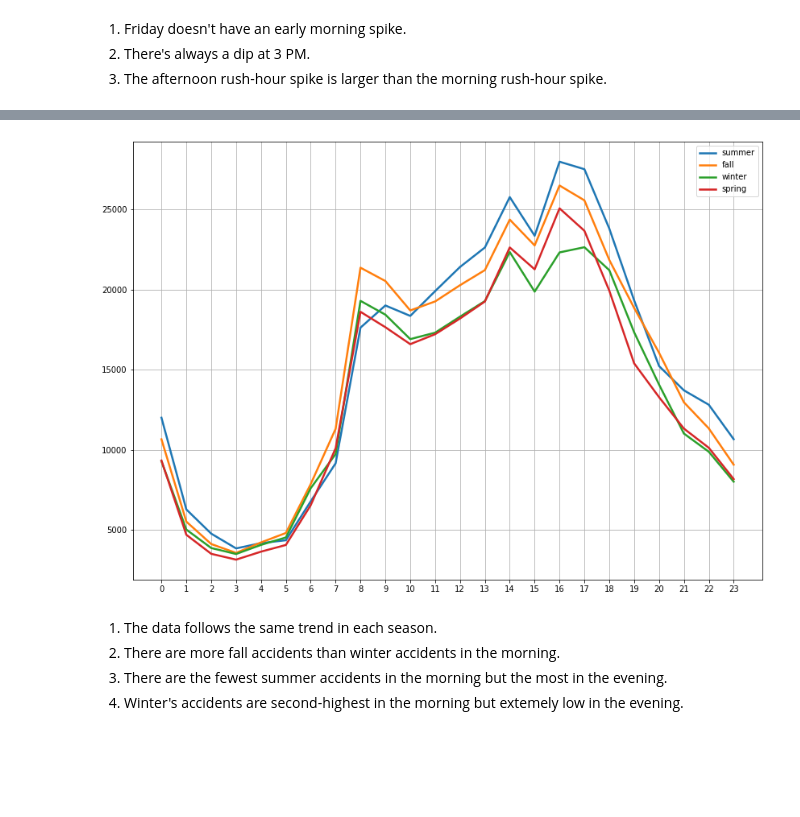
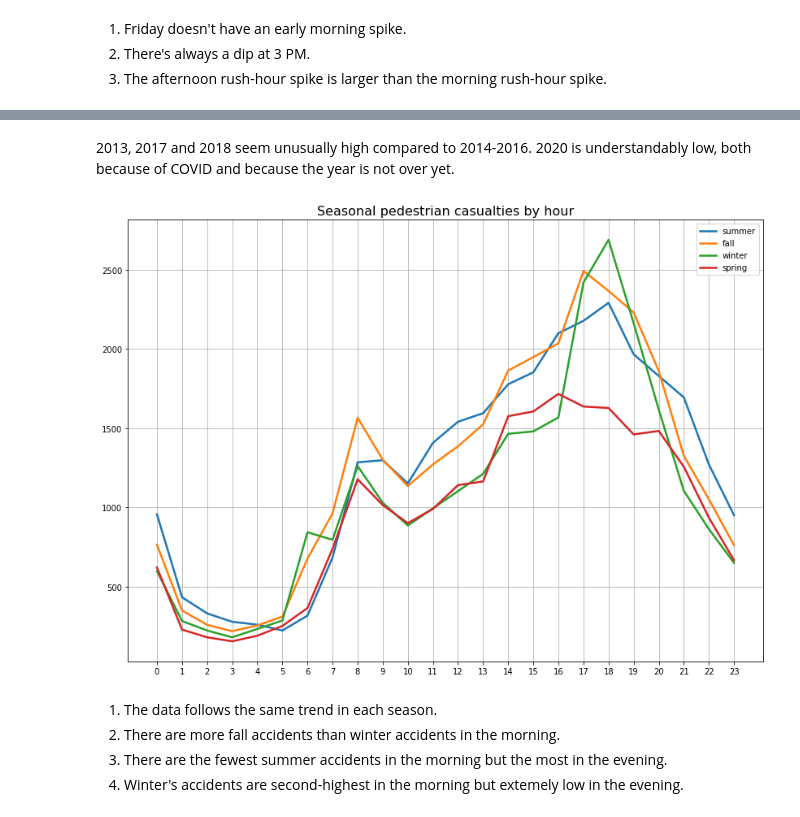
Before and after one commit to HechtYehuda/NYC-MVA-model, a Jupyter notebook: Model prework/EDA.ipynb, the cells around one changed output, grey strips where cells are left out. Cells and saved outputs as stored; diff of their text form; code cells hidden in the pictures; blank space fills up the shorter version.

```diff
--- a/Model prework/EDA.ipynb
+++ b/Model prework/EDA.ipynb
@@ -287,7 +287,7 @@ boroughs = df['BOROUGH'].dropna().unique()
 plt.figure(figsize=(14,10))
 for borough in boroughs:
     hours = df.loc[(df['BOROUGH'] == borough) == True].groupby(df['CRASH TIME'].dt.hour)\
-    ['COLLISION_ID'].count()
+    ['TOTAL PEDESTRIAN CASUALTIES'].sum()
 
     _ = plt.plot(range(0,24), hours, linestyle='-', linewidth=2.5)
     _ = plt.xticks(np.arange(0,24,1))
@@ -305,7 +305,7 @@ days = df['WEEKDAY'].unique()
 plt.figure(figsize=(14,10))
 for day in days:
     hours = df.loc[(df['WEEKDAY'] == day) == True].groupby(df['CRASH TIME'].dt.hour)\
-    ['COLLISION_ID'].count()
+    ['TOTAL PEDESTRIAN CASUALTIES'].sum()
 
     _ = plt.plot(range(0,24), hours, linestyle='-', linewidth=2.5)
     _ = plt.xticks(np.arange(0,24,1))
@@ -318,3 +318,11 @@ _ = plt.savefig(r'../Image resources/Weekdays.png')
 1. Friday doesn't have an early morning spike.
 2. There's always a dip at 3 PM.
 3. The afternoon rush-hour spike is larger than the morning rush-hour spike.
+# %%
+df['CRASH YEAR'] = df['CRASH DATE'].dt.year
+year_counts = df.groupby('CRASH YEAR')['TOTAL PEDESTRIAN CASUALTIES'].sum()
+_ = plt.figure(figsize=(14,10))
+_ = plt.bar(x=year_counts.index, height=year_counts)
+_ = plt.xticks(range(2012,2021))
+_ = plt.title('Yearly pedestrian casualties', fontsize=16)
+_ = plt.savefig(r'../Image resources/Years.png')
@@ -321,17 +331,21 @@ _ = plt.savefig(r'../Image resources/Weekdays.png')
+# %% [markdown]
+2013, 2017 and 2018 seem unusually high compared to 2014-2016. 2020 is understandably low, both because of COVID and because the year is not over yet.
 # %%
 seasons = df['SEASON'].unique()
 plt.figure(figsize=(14,10))
 for season in seasons:
     hours = df.loc[(df['SEASON'] == season) == True].groupby(df['CRASH TIME'].dt.hour)\
-    ['COLLISION_ID'].count()
+    ['TOTAL PEDESTRIAN CASUALTIES'].sum()
 
 
     _ = plt.plot(range(0,24), hours, linestyle='-', linewidth=2.5)
     _ = plt.xticks(np.arange(0,24,1))
 _ = plt.grid()
 _ = plt.legend(seasons)
+_ = plt.title('Seasonal pedestrian casualties by hour', fontsize=16)
+_ = plt.savefig(r'../Image resources/Seasons.png')
 # %% [output]
-[figure, old version]
+[figure, new version]
 # %% [markdown]
 1. The data follows the same trend in each season.
 2. There are more fall accidents than winter accidents in the morning.
```
Also changed, not shown: parts of 4 cells of this notebook, 1 other file.
